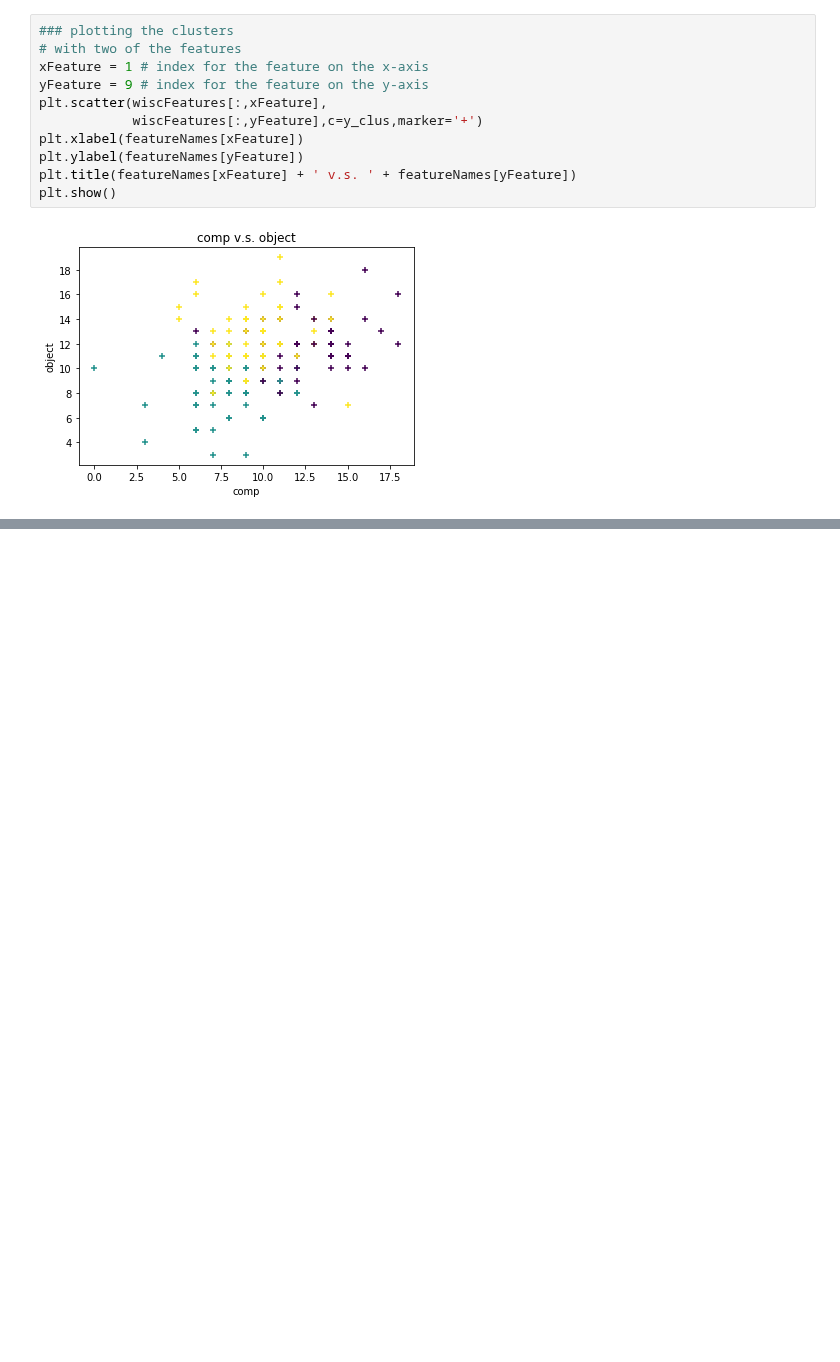
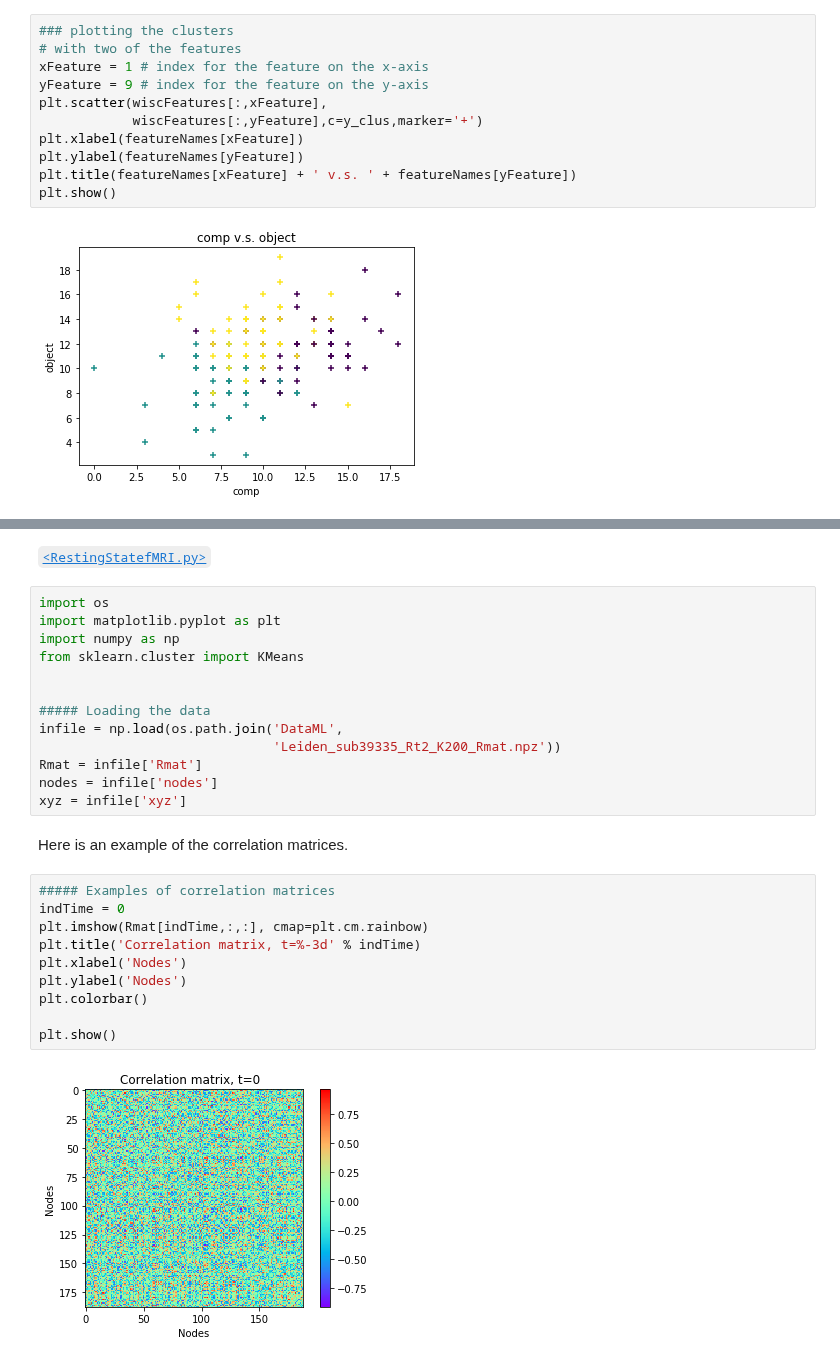
Before and after one commit to sathayas/JupyterfMRIFall2019, a Jupyter notebook: MachineLearning.ipynb, the cells around one changed output, grey strips where cells are left out. Drawn from its saved outputs; the diff is of its cells as text; blank space fills up the shorter version.

Commit message:
Brain connectivity and clustering methods sections done

```diff
--- a/MachineLearning.ipynb
+++ b/MachineLearning.ipynb
@@ -412,0 +427,29 @@ plt.show()
+# %% [markdown]
+[`<RestingStatefMRI.py>`](https://github.com/sathayas/fMRIClassFall2019/blob/master/MachineLearning/RestingStatefMRI.py)
+# %%
+import os
+import matplotlib.pyplot as plt
+import numpy as np
+from sklearn.cluster import KMeans
+
+
+##### Loading the data
+infile = np.load(os.path.join('DataML',
+                              'Leiden_sub39335_Rt2_K200_Rmat.npz'))
+Rmat = infile['Rmat']
+nodes = infile['nodes']
+xyz = infile['xyz']
+# %% [markdown]
+Here is an example of the correlation matrices.
+# %%
+##### Examples of correlation matrices
+indTime = 0
+plt.imshow(Rmat[indTime,:,:], cmap=plt.cm.rainbow)
+plt.title('Correlation matrix, t=%-3d' % indTime)
+plt.xlabel('Nodes')
+plt.ylabel('Nodes')
+plt.colorbar()
+
+plt.show()
+# %% [output]
+[figure, added]
```
Also changed, not shown: parts of 17 cells of this notebook.
